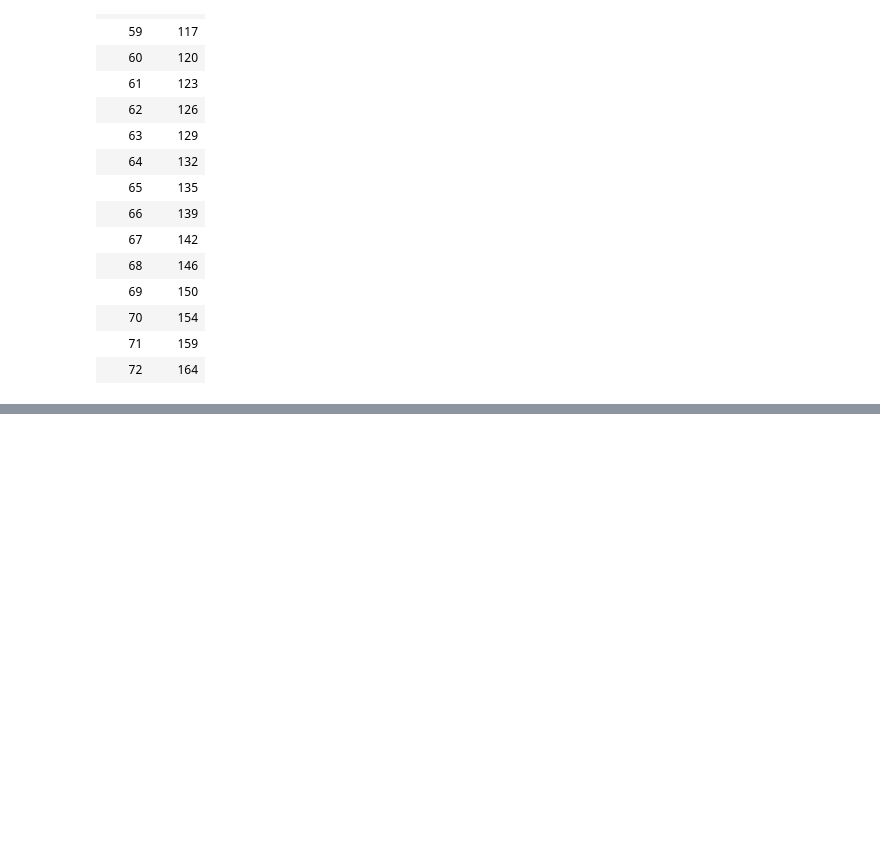
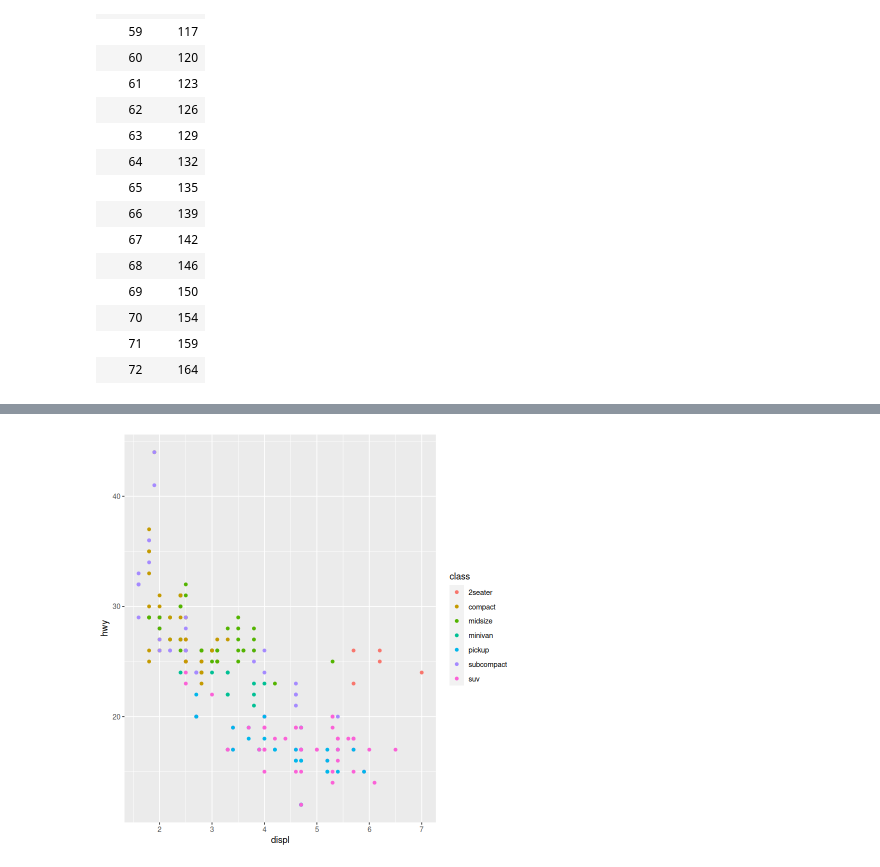
Before and after one commit to arya2004/data-science, a Jupyter notebook: projects/01.ipynb, the cells around one changed output, grey strips where cells are left out. Saved outputs shown, nothing was run; the diff lists cells and outputs as text; code cells hidden in the pictures; blank space fills up the shorter version.

```diff
--- a/projects/01.ipynb
+++ b/projects/01.ipynb
@@ -326,0 +332,7 @@ ERROR: Error in library("ggplot2"): there is no package called ‘ggplot2’
+# %%
+library(ggplot2)
+
+ggplot(mpg, aes(displ, hwy, colour = class)) +
+  geom_point()
+# %% [output]
+[figure, added]
```
Also changed, not shown: parts of 7 cells of this notebook, 7 other files.
